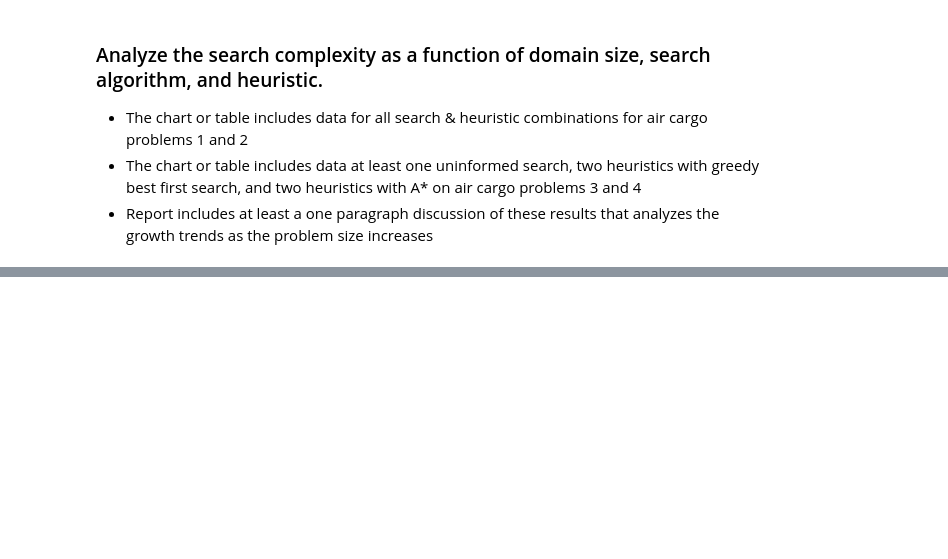
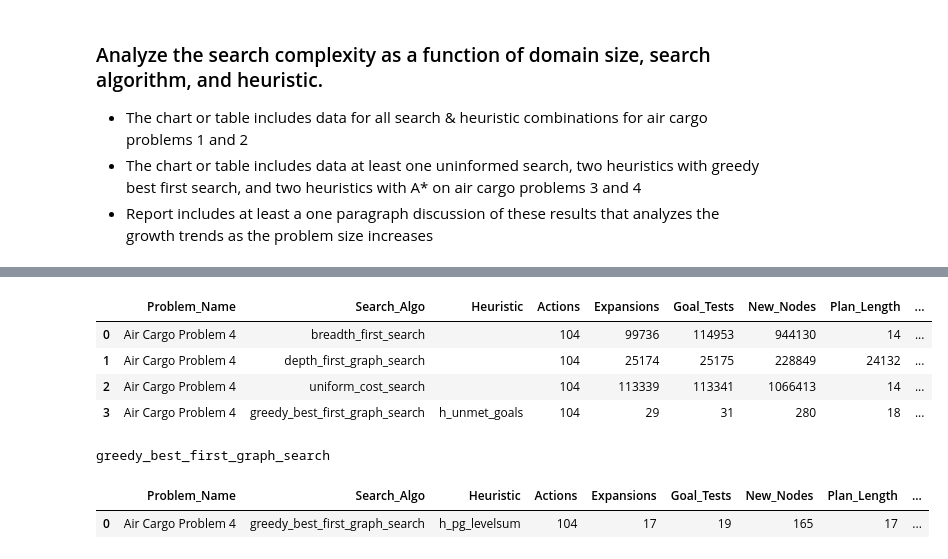
Before and after one commit to johngreibelarsen/ai-classical-planning, a Jupyter notebook: forward_planning_agent.ipynb, the cells around one changed output, grey strips where cells are left out. Drawn from its saved outputs; the diff is of its cells as text; code cells hidden in the pictures; blank space fills up the shorter version.

```diff
--- a/forward_planning_agent.ipynb
+++ b/forward_planning_agent.ipynb
@@ -85,0 +190,9 @@ Experiment(Problem_Name='Air Cargo Problem 1', Search_Algo='astar_search', Heuri
+# %%
+df4 = pd.DataFrame(search_results_4)
+df4
+# %% [output]
+|  | Problem_Name | Search_Algo | Heuristic | Actions | Expansions | Goal_Tests | New_Nodes | Plan_Length | ... |
+| 0 | Air Cargo Problem 4 | breadth_first_search |  | 104 | 99736 | 114953 | 944130 | 14 | ... |
+| 1 | Air Cargo Problem 4 | depth_first_graph_search |  | 104 | 25174 | 25175 | 228849 | 24132 | ... |
+| 2 | Air Cargo Problem 4 | uniform_cost_search |  | 104 | 113339 | 113341 | 1066413 | 14 | ... |
+| 3 | Air Cargo Problem 4 | greedy_best_first_graph_search | h_unmet_goals | 104 | 29 | 31 | 280 | 18 | ... |
@@ -85,0 +201,10 @@ Experiment(Problem_Name='Air Cargo Problem 1', Search_Algo='astar_search', Heuri
+# %%
+search_results_4_4  = main_modified([4], [5])
+# %% [output]
+greedy_best_first_graph_search
+# %%
+df4_4 = pd.DataFrame(search_results_4_4)
+df4_4
+# %% [output]
+|  | Problem_Name | Search_Algo | Heuristic | Actions | Expansions | Goal_Tests | New_Nodes | Plan_Length | ... |
+| 0 | Air Cargo Problem 4 | greedy_best_first_graph_search | h_pg_levelsum | 104 | 17 | 19 | 165 | 17 | ... |
```
Also changed, not shown: parts of 18 cells of this notebook.
